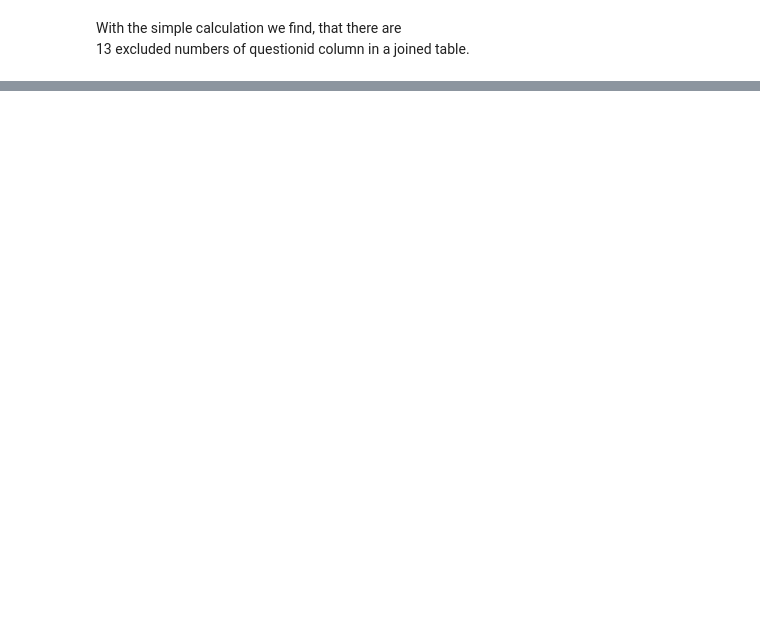
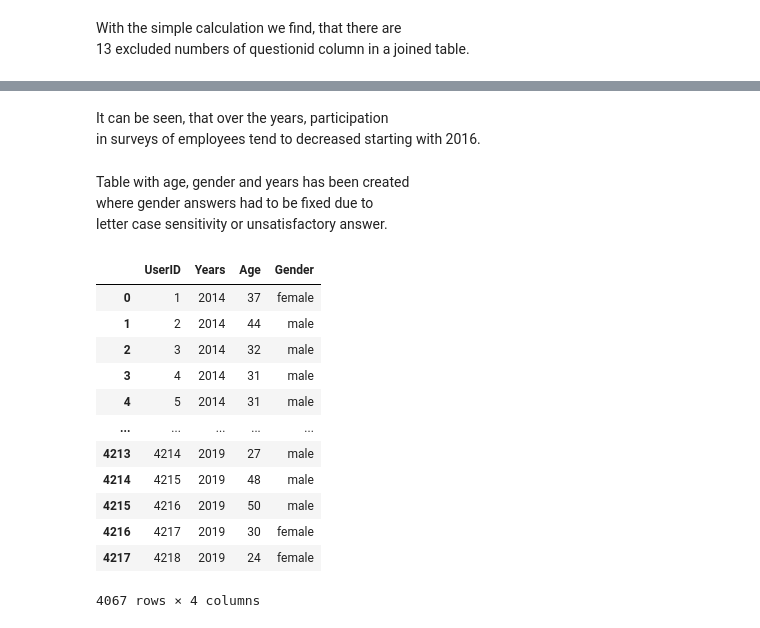
Before and after one commit to ShariYo/Modul2_Sprint1, a Jupyter notebook: project/main.ipynb, the cells around one changed output, grey strips where cells are left out. Saved outputs shown, nothing was run; the diff lists cells and outputs as text; code cells hidden in the pictures; blank space fills up the shorter version.

```diff
--- a/project/main.ipynb
+++ b/project/main.ipynb
@@ -82,0 +163,36 @@ With the simple calculation we find, that there are
+# %% [markdown]
+It can be seen, that over the years, participation
+in surveys of employees tend to decreased starting with 2016.
+# %% [markdown]
+Table with age, gender and years has been created
+where gender answers had to be fixed due to
+letter case sensitivity or unsatisfactory answer.
+# %%
+query = """
+SELECT UserID, SurveyID Years,
+MAX(CASE WHEN QuestionID = 1 THEN AnswerText END) AS Age,
+MAX(CASE WHEN QuestionID = 2 THEN AnswerText END) AS Gender
+FROM Answer
+WHERE QuestionID IN (1, 2)
+GROUP BY UserID
+"""
+genders_age = pd.read_sql_query(query, con)
+
+genders_age["Gender"] = genders_age["Gender"].str.lower()
+genders_age["Gender"] = genders_age["Gender"].apply(lambda x: "other" if x not in ("female", "male") else x)
+genders_age = genders_age[genders_age["Gender"] != "other"]
+# genders_age["Gender"].value_counts()
+# %% [output]
+|  | UserID | Years | Age | Gender |
+| 0 | 1 | 2014 | 37 | female |
+| 1 | 2 | 2014 | 44 | male |
+| 2 | 3 | 2014 | 32 | male |
+| 3 | 4 | 2014 | 31 | male |
+| 4 | 5 | 2014 | 31 | male |
+| ... | ... | ... | ... | ... |
+| 4213 | 4214 | 2019 | 27 | male |
+| 4214 | 4215 | 2019 | 48 | male |
+| 4215 | 4216 | 2019 | 50 | male |
+| 4216 | 4217 | 2019 | 30 | female |
+| 4217 | 4218 | 2019 | 24 | female |
+4067 rows × 4 columns
```
Also changed, not shown: parts of 19 cells of this notebook.
